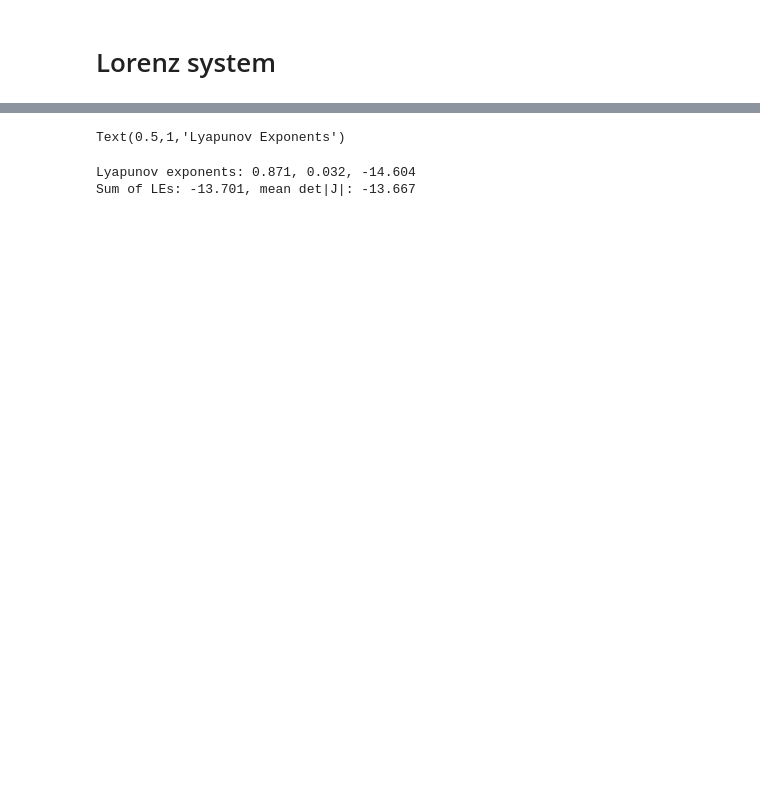
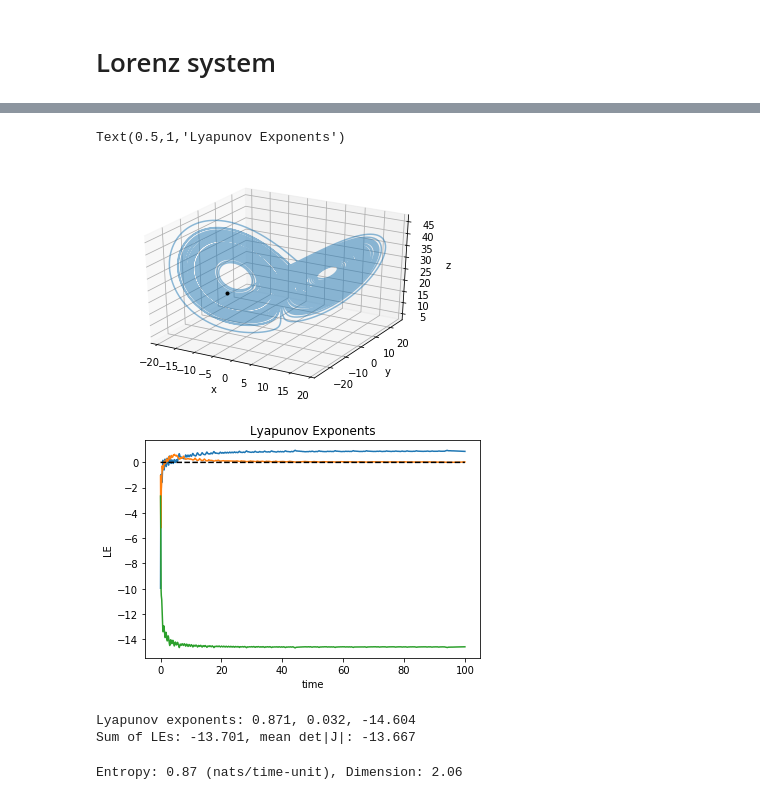
Before and after one commit to glajoie/MAT6115_Dynamical_Systems, a Jupyter notebook: Lorenz_LE_compute.ipynb, the cells around one changed output, grey strips where cells are left out. Cells and saved outputs as stored; diff of their text form; code cells hidden in the pictures; blank space fills up the shorter version.

```diff
--- a/Lorenz_LE_compute.ipynb
+++ b/Lorenz_LE_compute.ipynb
@@ -60,6 +60,7 @@ running_div = np.array([n*dt for n in range(1,num_steps)])
 plt.figure();
 for i in range(k):
     plt.plot(running_div,np.cumsum(running_logs[i,:])/running_div)
+plt.plot(running_div,0*running_div,'k--')
 plt.xlabel('time');
 plt.ylabel('LE');
 plt.title('Lyapunov Exponents')
@@ -71,4 +68,6 @@ plt.title('Lyapunov Exponents')
 Text(0.5,1,'Lyapunov Exponents')
+[figure, added]
+[figure, added]
 # %%
 # Check computation
 LE_spectrum = running_logs.sum(axis=1)/(num_steps*dt)
@@ -77,3 +76,10 @@ print('Sum of LEs: %.3f, mean det|J|: %.3f' %(LE_spectrum.sum(), np.trace(J_Lo(x
 # %% [output]
 Lyapunov exponents: 0.871, 0.032, -14.604
 Sum of LEs: -13.701, mean det|J|: -13.667
+# %%
+entropy = LE_spectrum[:1].sum()
+k = [LE_spectrum>0][0].sum()
+dimension = k+LE_spectrum[:k].sum()/abs(LE_spectrum[k])
+print('Entropy: %.2f (nats/time-unit), Dimension: %.2f' %(entropy,dimension))
+# %% [output]
+Entropy: 0.87 (nats/time-unit), Dimension: 2.06
```
Also changed, not shown: parts of 9 cells of this notebook.
